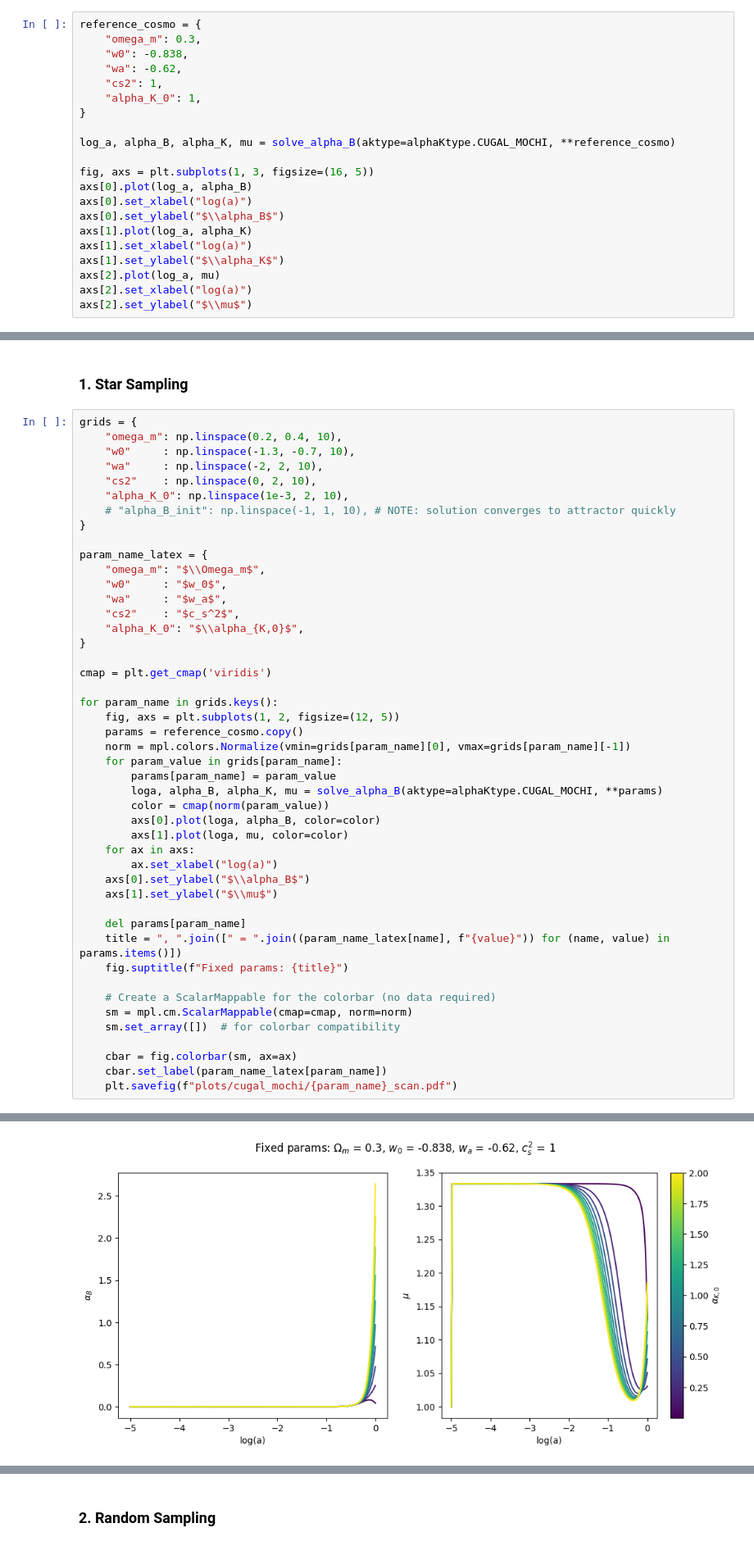
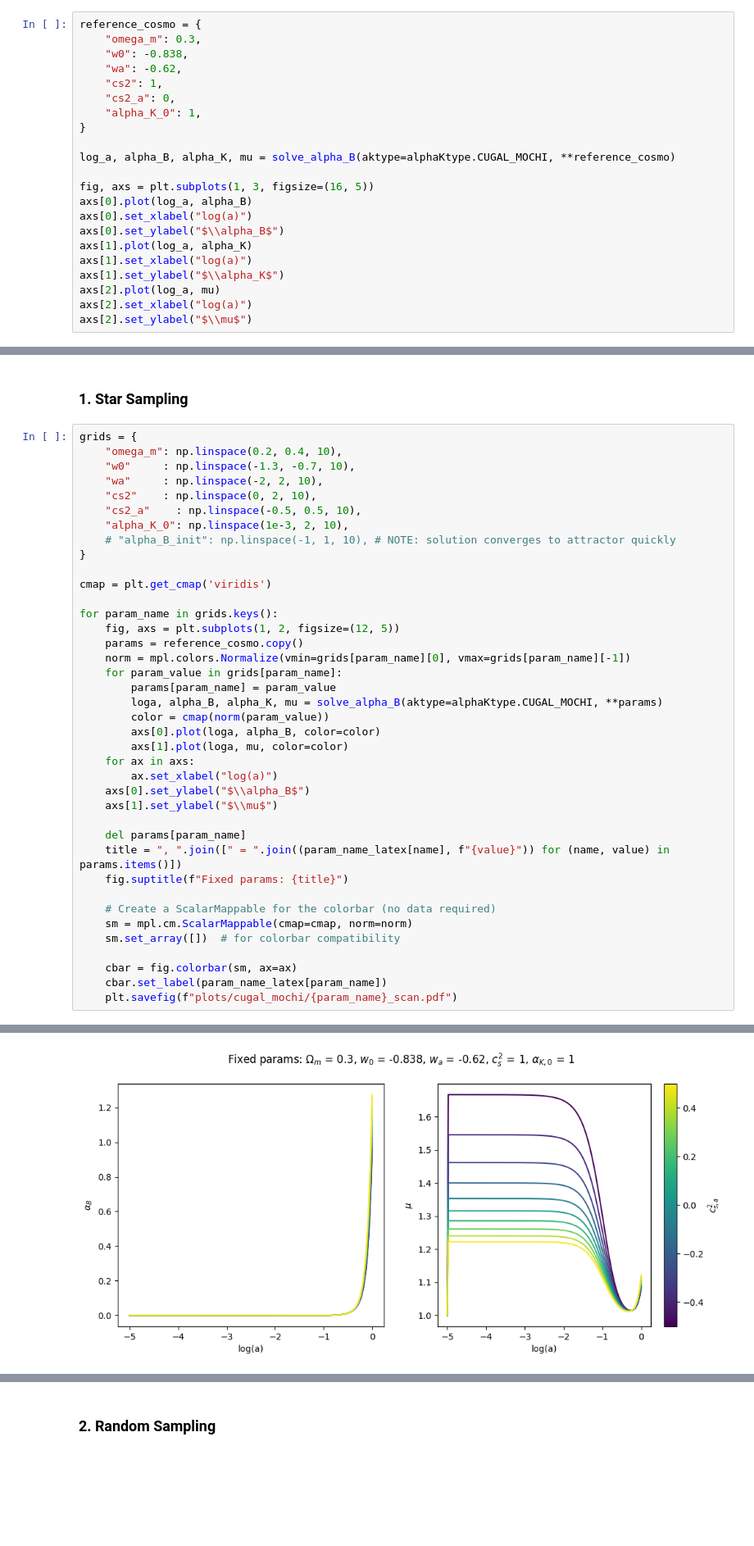
Before and after one commit to joaoreboucas1/cs2-project, a Jupyter notebook: mu_solutions_study/cugal_mochi.ipynb, the cells around one changed output, grey strips where cells are left out. Shown at 82% size. Drawn from its saved outputs; the diff is of its cells as text; blank space fills up the shorter version.

```diff
--- a/mu_solutions_study/cugal_mochi.ipynb
+++ b/mu_solutions_study/cugal_mochi.ipynb
@@ -20,6 +20,7 @@ reference_cosmo = {
     "w0": -0.838,
     "wa": -0.62,
     "cs2": 1,
+    "cs2_a": 0,
     "alpha_K_0": 1,
 }
 
@@ -48,16 +49,9 @@ grids = {
     "w0"     : np.linspace(-1.3, -0.7, 10),
     "wa"     : np.linspace(-2, 2, 10),
     "cs2"    : np.linspace(0, 2, 10),
+    "cs2_a"    : np.linspace(-0.5, 0.5, 10),
     "alpha_K_0": np.linspace(1e-3, 2, 10),
     # "alpha_B_init": np.linspace(-1, 1, 10), # NOTE: solution converges to attractor quickly
-}
-
-param_name_latex = {
-    "omega_m": "$\\Omega_m$",
-    "w0"     : "$w_0$",
-    "wa"     : "$w_a$",
-    "cs2"    : "$c_s^2$",
-    "alpha_K_0": "$\\alpha_{K,0}$",
 }
 
 cmap = plt.get_cmap('viridis')
@@ -96 +90 @@ for param_name in grids.keys():
-[figure, old version]
+[figure, new version]
```
Also changed, not shown: parts of 2 cells of this notebook, 42 other files.
